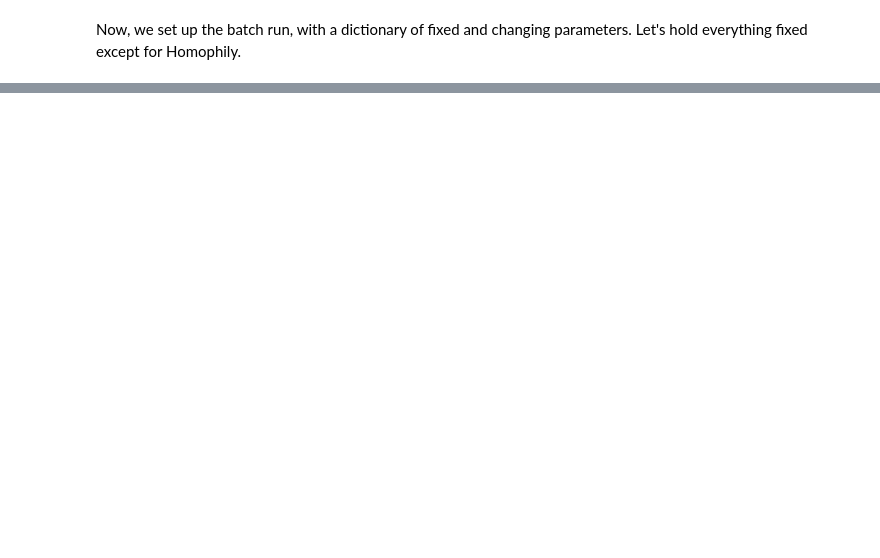
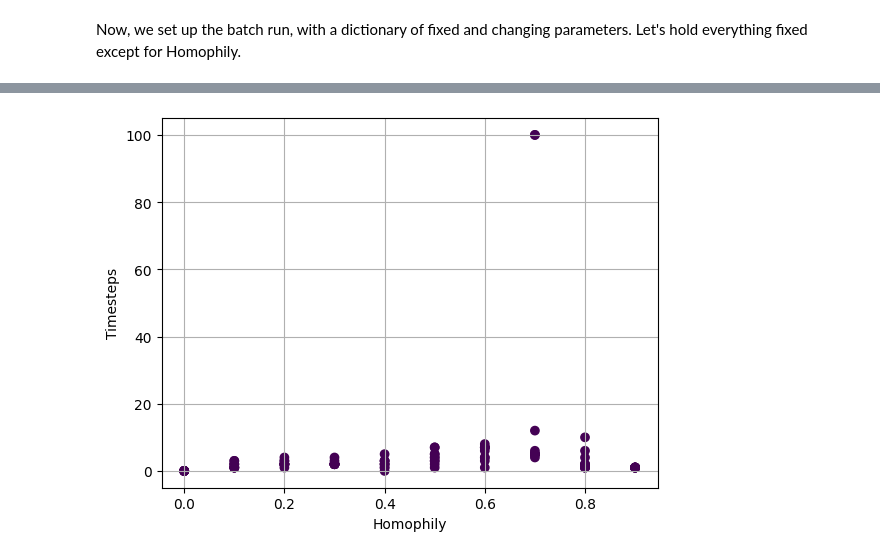
Before and after one commit to AnnedeKoeijer/Schelling_reloaded, a Jupyter notebook: analysis.ipynb, the cells around one changed output, grey strips where cells are left out. Drawn from its saved outputs; the diff is of its cells as text; code cells hidden in the pictures; blank space fills up the shorter version.

```diff
--- a/analysis.ipynb
+++ b/analysis.ipynb
@@ -131,0 +206,7 @@ plt.grid(True)
+# %%
+plt.scatter(df.homophily, df.Step, c = df['happiness reached'])
+plt.xlabel('Homophily')
+plt.ylabel('Timesteps')
+plt.grid(True)
+# %% [output]
+[figure, added]
```
Also changed, not shown: parts of 21 cells of this notebook, 5 other files.
